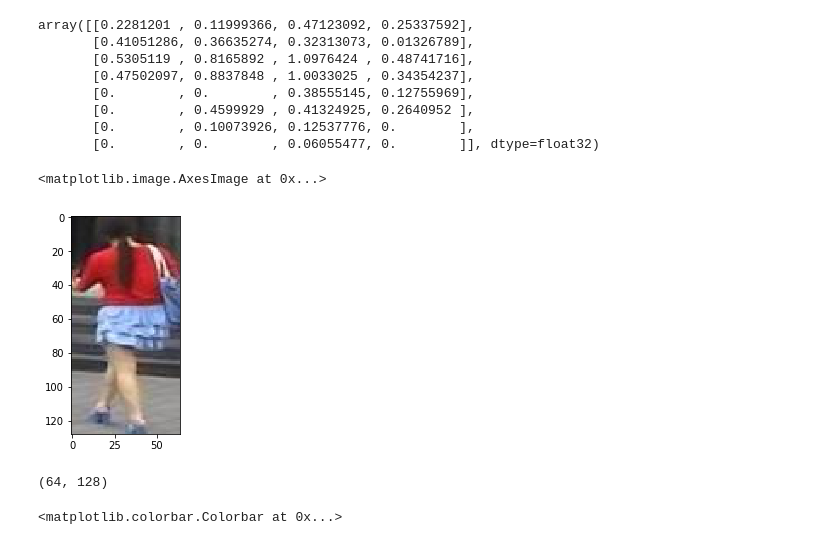
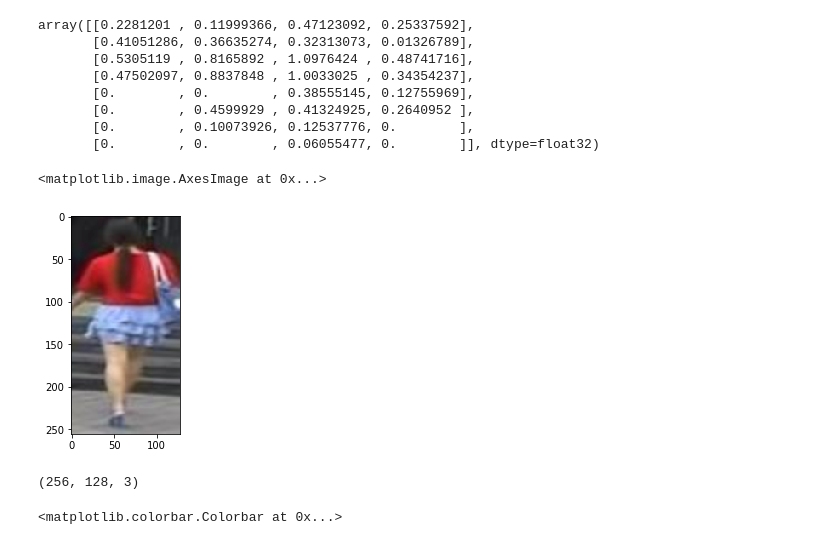
Before and after one commit to LinShanify/HeatMap, a Jupyter notebook: Untitled.ipynb, the cells around one changed output. Drawn from its saved outputs; the diff is of its cells as text; code cells hidden in the pictures.

```diff
--- a/Untitled.ipynb
+++ b/Untitled.ipynb
@@ -26,12 +28,12 @@ img_path = '/home/linshan/Datasets/Market1501/bounding_box_train/0010_c6s4_00242
 # %%
-plt.imshow(image)
+plt.imshow(show_img)
 # %% [output]
 <matplotlib.image.AxesImage at 0x...>
-[figure, old version]
+[figure, new version]
-# %%
-image.size
-# %% [output]
-(64, 128)
+# %%
+show_img.shape
+# %% [output]
+(256, 128, 3)
 # %%
 width, height = image.size
 
```
Also changed, not shown: parts of 5 cells of this notebook, 2 other files.
